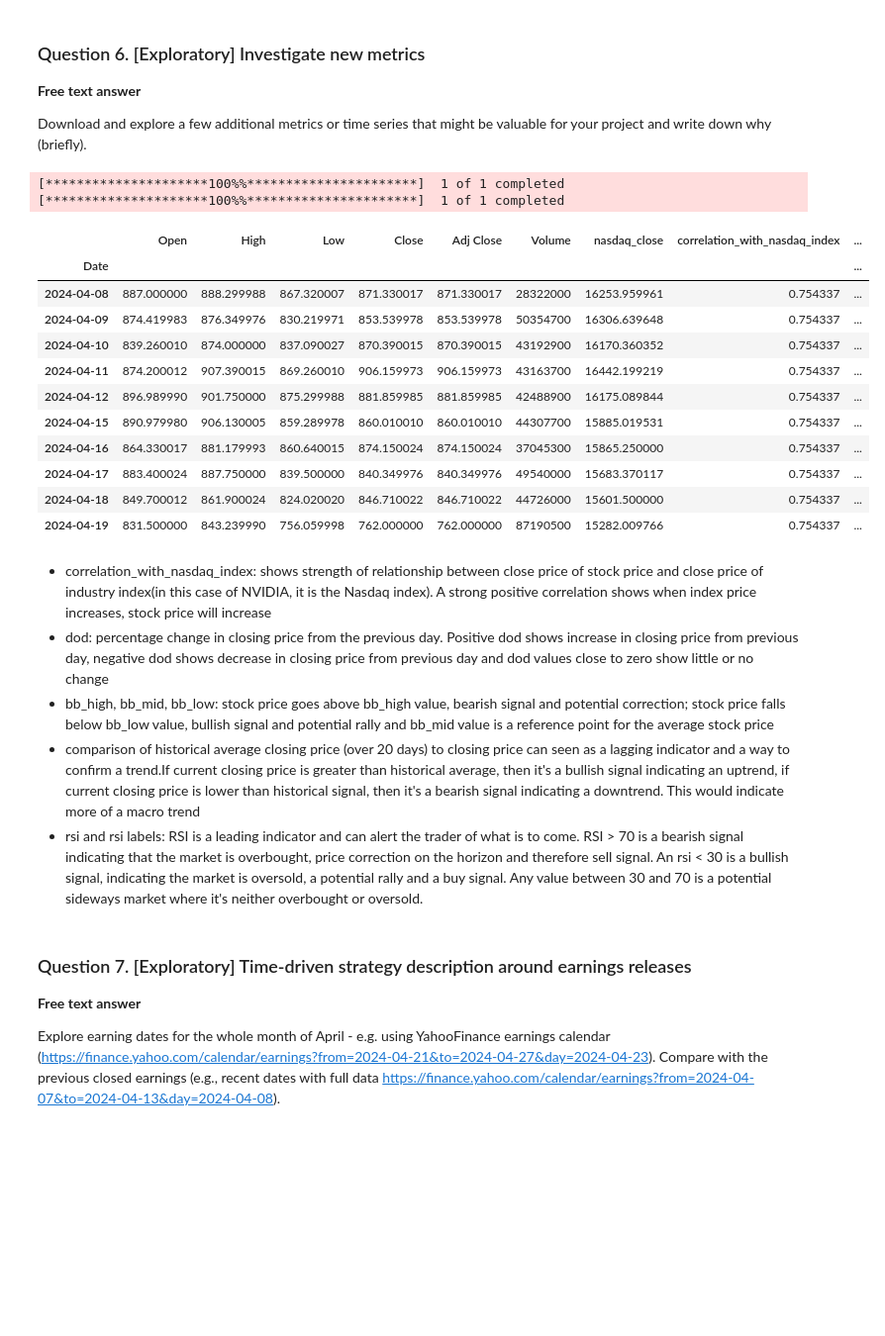
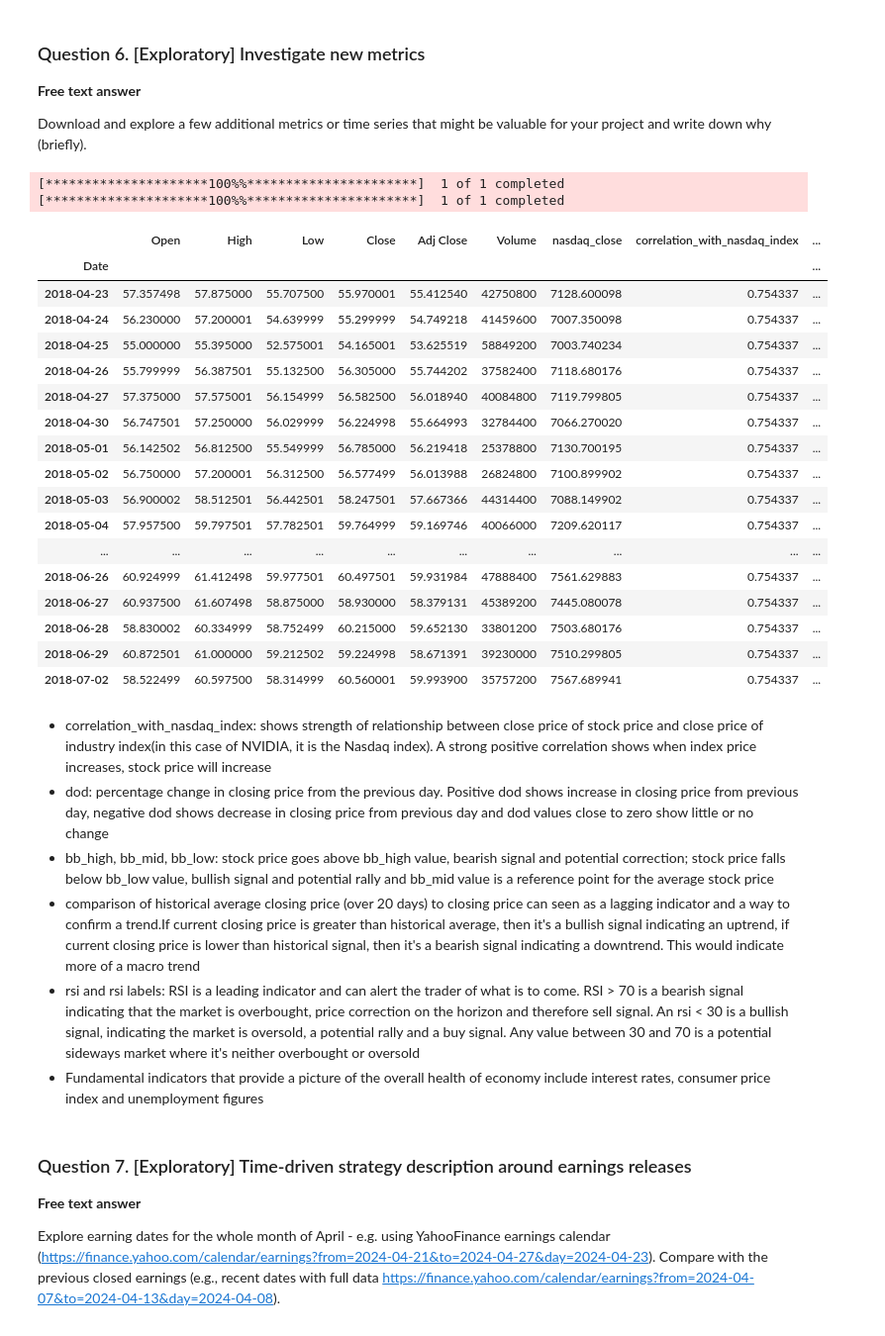
Before and after one commit to acebirim/Stock_Analysis_ZoomCamp, a Jupyter notebook: Answers_Module_1_Homework.ipynb, the cells around one changed output. Shown at 99% size. Saved outputs shown, nothing was run; the diff lists cells and outputs as text; code cells hidden in the pictures; blank space fills up the shorter version.

```diff
--- a/Answers_Module_1_Homework.ipynb
+++ b/Answers_Module_1_Homework.ipynb
@@ -350,44 +367,50 @@ start = '2018-04-22'
 end = '2024-04-22'
 stock = "NVDA"
 index = "^IXIC"
 df = yf.download(tickers = stock,
              period = "max",
              interval = "1d")
 df_i = yf.download(tickers = index,
              period = "max",
              interval = "1d")
 df_nv = df.loc[start:end]
 df_i_nasdaq = df_i.loc[start:end]
 df_nv_copy = df_nv.copy(deep=True)
 df_i_copy = df_i_nasdaq.copy(deep=True)
 df_i_copy['nasdaq_close'] = df_i_copy['Close']
 df_i_close = df_i_copy['nasdaq_close']
 df_nv_copy = df_nv_copy.join(df_i_close)
 df_nv_copy['correlation_with_nasdaq_index'] = df_nv_copy['Close'].corr(df_nv_copy['nasdaq_close'])
 df_nv_copy['previous_close'] = df_nv_copy.Close.shift(1)
 df_nv_copy['dod'] = (df_nv_copy.Close - df_nv_copy.Close.shift(1))/df_nv_copy.Close*100
 df_nv_copy['bb_high'], df_nv_copy['bb_mid'], df_nv_copy['bb_low'] = ta.volatility.bollinger_hband(df_nv_copy['Close']), ta.volatility.bollinger_mavg(df_nv_copy['Close']), ta.volatility.bollinger_lband(df_nv_copy['Close'])
 df_nv_copy['historical_average_price_20'] = ta.volatility.bollinger_mavg(df_nv_copy['Close'], window=20)
 df_nv_copy['comparison_to_historical_price'] = df_nv_copy.Close - df_nv_copy.historical_average_price_20
 df_nv_copy['comparison_price_labels'] = df_nv_copy['comparison_to_historical_price'].apply(compare_price)
 df_nv_copy['rsi'] = ta.momentum.rsi(close=df_nv_copy['Close'])
 df_nv_copy['rsi_labels'] = df_nv_copy['rsi'].apply(label_rsi)
-df_nv_copy.tail(10)
+df_nv_copy.head(50)
 # %% [output]
 [*********************100%%**********************]  1 of 1 completed
 [*********************100%%**********************]  1 of 1 completed
 |  | Open | High | Low | Close | Adj Close | Volume | nasdaq_close | correlation_with_nasdaq_index | ... |
 | Date |  |  |  |  |  |  |  |  | ... |
-| 2024-04-08 | 887.000000 | 888.299988 | 867.320007 | 871.330017 | 871.330017 | 28322000 | 16253.959961 | 0.754337 | ... |
-| 2024-04-09 | 874.419983 | 876.349976 | 830.219971 | 853.539978 | 853.539978 | 50354700 | 16306.639648 | 0.754337 | ... |
-| 2024-04-10 | 839.260010 | 874.000000 | 837.090027 | 870.390015 | 870.390015 | 43192900 | 16170.360352 | 0.754337 | ... |
-| 2024-04-11 | 874.200012 | 907.390015 | 869.260010 | 906.159973 | 906.159973 | 43163700 | 16442.199219 | 0.754337 | ... |
-| 2024-04-12 | 896.989990 | 901.750000 | 875.299988 | 881.859985 | 881.859985 | 42488900 | 16175.089844 | 0.754337 | ... |
-| 2024-04-15 | 890.979980 | 906.130005 | 859.289978 | 860.010010 | 860.010010 | 44307700 | 15885.019531 | 0.754337 | ... |
-| 2024-04-16 | 864.330017 | 881.179993 | 860.640015 | 874.150024 | 874.150024 | 37045300 | 15865.250000 | 0.754337 | ... |
-| 2024-04-17 | 883.400024 | 887.750000 | 839.500000 | 840.349976 | 840.349976 | 49540000 | 15683.370117 | 0.754337 | ... |
-| 2024-04-18 | 849.700012 | 861.900024 | 824.020020 | 846.710022 | 846.710022 | 44726000 | 15601.500000 | 0.754337 | ... |
-| 2024-04-19 | 831.500000 | 843.239990 | 756.059998 | 762.000000 | 762.000000 | 87190500 | 15282.009766 | 0.754337 | ... |
+| 2018-04-23 | 57.357498 | 57.875000 | 55.707500 | 55.970001 | 55.412540 | 42750800 | 7128.600098 | 0.754337 | ... |
+| 2018-04-24 | 56.230000 | 57.200001 | 54.639999 | 55.299999 | 54.749218 | 41459600 | 7007.350098 | 0.754337 | ... |
+| 2018-04-25 | 55.000000 | 55.395000 | 52.575001 | 54.165001 | 53.625519 | 58849200 | 7003.740234 | 0.754337 | ... |
+| 2018-04-26 | 55.799999 | 56.387501 | 55.132500 | 56.305000 | 55.744202 | 37582400 | 7118.680176 | 0.754337 | ... |
+| 2018-04-27 | 57.375000 | 57.575001 | 56.154999 | 56.582500 | 56.018940 | 40084800 | 7119.799805 | 0.754337 | ... |
+| 2018-04-30 | 56.747501 | 57.250000 | 56.029999 | 56.224998 | 55.664993 | 32784400 | 7066.270020 | 0.754337 | ... |
+| 2018-05-01 | 56.142502 | 56.812500 | 55.549999 | 56.785000 | 56.219418 | 25378800 | 7130.700195 | 0.754337 | ... |
+| 2018-05-02 | 56.750000 | 57.200001 | 56.312500 | 56.577499 | 56.013988 | 26824800 | 7100.899902 | 0.754337 | ... |
+| 2018-05-03 | 56.900002 | 58.512501 | 56.442501 | 58.247501 | 57.667366 | 44314400 | 7088.149902 | 0.754337 | ... |
+| 2018-05-04 | 57.957500 | 59.797501 | 57.782501 | 59.764999 | 59.169746 | 40066000 | 7209.620117 | 0.754337 | ... |
+| ... | ... | ... | ... | ... | ... | ... | ... | ... | ... |
+| 2018-06-26 | 60.924999 | 61.412498 | 59.977501 | 60.497501 | 59.931984 | 47888400 | 7561.629883 | 0.754337 | ... |
+| 2018-06-27 | 60.937500 | 61.607498 | 58.875000 | 58.930000 | 58.379131 | 45389200 | 7445.080078 | 0.754337 | ... |
+| 2018-06-28 | 58.830002 | 60.334999 | 58.752499 | 60.215000 | 59.652130 | 33801200 | 7503.680176 | 0.754337 | ... |
+| 2018-06-29 | 60.872501 | 61.000000 | 59.212502 | 59.224998 | 58.671391 | 39230000 | 7510.299805 | 0.754337 | ... |
+| 2018-07-02 | 58.522499 | 60.597500 | 58.314999 | 60.560001 | 59.993900 | 35757200 | 7567.689941 | 0.754337 | ... |
 # %% [markdown]
 
 
@@ -396,7 +419,8 @@ df_nv_copy.tail(10)
 *   dod: percentage change in closing price from the previous day. Positive dod shows increase in closing price from previous day, negative dod shows decrease in closing price from previous day and dod values close to zero show little or no change
 *   bb_high, bb_mid, bb_low: stock price goes above bb_high value, bearish signal and potential correction; stock price falls below bb_low value, bullish signal and potential rally and bb_mid value is a reference point for the average stock price
 *   comparison of historical average closing price (over 20 days) to closing price can seen as a lagging indicator and a way to confirm a trend.If current closing price is greater than historical average, then it's a bullish signal indicating an uptrend, if current closing price is lower than historical signal, then it's a bearish signal indicating a downtrend. This would indicate more of a macro trend
-*   rsi and rsi labels: RSI is a leading indicator and can alert the trader of what is to come. RSI > 70 is a bearish signal indicating that the market is overbought, price correction on the horizon and therefore sell signal. An rsi < 30 is a bullish signal, indicating the market is oversold, a potential rally and a buy signal. Any value between 30 and 70 is a potential sideways market where it's neither overbought or oversold.
+*   rsi and rsi labels: RSI is a leading indicator and can alert the trader of what is to come. RSI > 70 is a bearish signal indicating that the market is overbought, price correction on the horizon and therefore sell signal. An rsi < 30 is a bullish signal, indicating the market is oversold, a potential rally and a buy signal. Any value between 30 and 70 is a potential sideways market where it's neither overbought or oversold
+*   Fundamental indicators that provide a picture of the overall health of economy include interest rates, consumer price index and unemployment figures
 # %% [markdown]
 ### Question 7. [Exploratory] Time-driven strategy description around earnings releases
 
```
Also changed, not shown: parts of 1 cell of this notebook.
